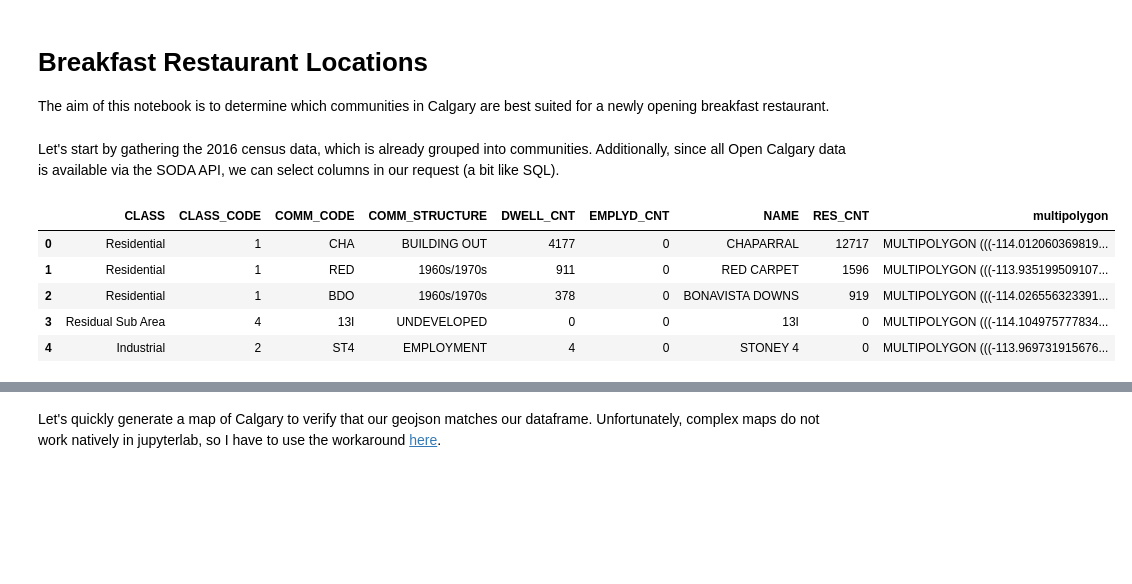
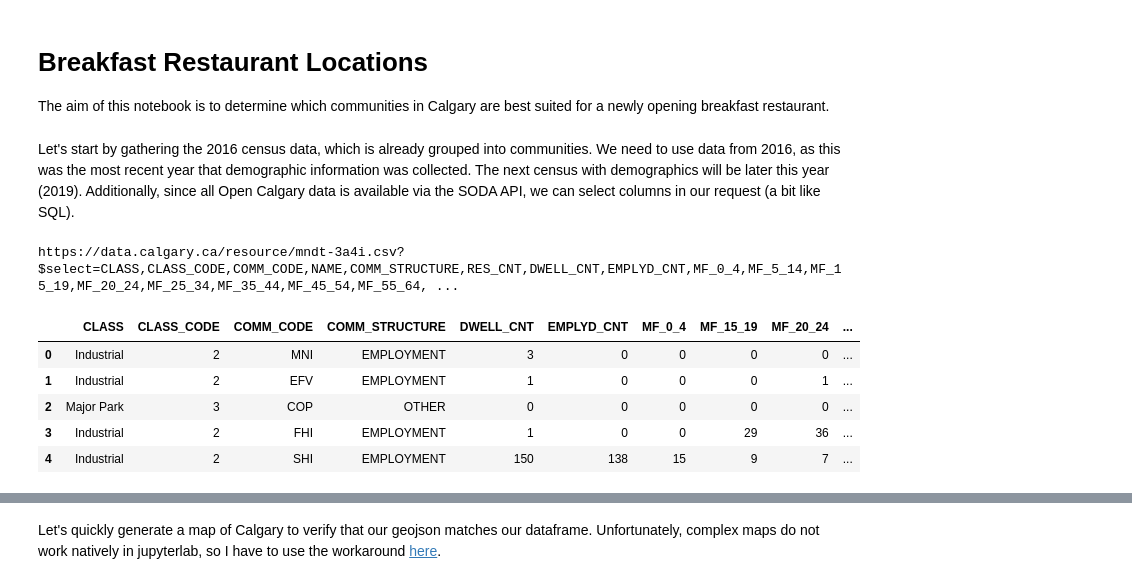
Before and after one commit to hexaguin/Coursera_Capstone, a Jupyter notebook: Breakfast-Locations.ipynb, the cells around one changed output, grey strips where cells are left out. Cells and saved outputs as stored; diff of their text form; code cells hidden in the pictures; blank space fills up the shorter version.

```diff
--- a/Breakfast-Locations.ipynb
+++ b/Breakfast-Locations.ipynb
@@ -10,16 +10,19 @@ import plotly.graph_objs as go
 import folium
 import json, requests
 # %% [markdown]
-Let's start by gathering the 2016 census data, which is already grouped into communities. Additionally, since all Open Calgary data is available via the SODA API, we can select columns in our request (a bit like SQL).
+Let's start by gathering the 2016 census data, which is already grouped into communities. We need to use data from 2016, as this was the most recent year that demographic information was collected. The next census with demographics will be later this year (2019). Additionally, since all Open Calgary data is available via the SODA API, we can select columns in our request (a bit like SQL).
 # %%
-request_fields = ['CLASS', 'CLASS_CODE', 'COMM_CODE', 'NAME', 'COMM_STRUCTURE', 'RES_CNT', 'DWELL_CNT', 'EMPLYD_CNT', 'multipolygon']
-url = 'https://data.calgary.ca/resource/mndt-3a4i.csv?$select=' + ','.join(request_fields)
+request_fields = ['CLASS', 'CLASS_CODE', 'COMM_CODE', 'NAME', 'COMM_STRUCTURE', 'RES_CNT', 'DWELL_CNT', 'EMPLYD_CNT',
+                  'MF_0_4', 'MF_5_14', 'MF_15_19', 'MF_20_24', 'MF_25_34', 'MF_35_44', 'MF_45_54', 'MF_55_64', 'MF_65_74', 'MF_75']
+url = 'https://data.calgary.ca/resource/mndt-3a4i.csv?$select=' + ','.join(request_fields) # Census 2016
+print(url)
 census = pd.read_csv(url)
 census.head()
 # %% [output]
+https://data.calgary.ca/resource/mndt-3a4i.csv?$select=CLASS,CLASS_CODE,COMM_CODE,NAME,COMM_STRUCTURE,RES_CNT,DWELL_CNT,EMPLYD_CNT,MF_0_4,MF_5_14,MF_15_19,MF_20_24,MF_25_34,MF_35_44,MF_45_54,MF_55_64, ...
-|  | CLASS | CLASS_CODE | COMM_CODE | COMM_STRUCTURE | DWELL_CNT | EMPLYD_CNT | NAME | RES_CNT | multipolygon |
-| 0 | Residential | 1 | CHA | BUILDING OUT | 4177 | 0 | CHAPARRAL | 12717 | MULTIPOLYGON (((-114.012060369819... |
-| 1 | Residential | 1 | RED | 1960s/1970s | 911 | 0 | RED CARPET | 1596 | MULTIPOLYGON (((-113.935199509107... |
-| 2 | Residential | 1 | BDO | 1960s/1970s | 378 | 0 | BONAVISTA DOWNS | 919 | MULTIPOLYGON (((-114.026556323391... |
-| 3 | Residual Sub Area | 4 | 13I | UNDEVELOPED | 0 | 0 | 13I | 0 | MULTIPOLYGON (((-114.104975777834... |
-| 4 | Industrial | 2 | ST4 | EMPLOYMENT | 4 | 0 | STONEY 4 | 0 | MULTIPOLYGON (((-113.969731915676... |
+|  | CLASS | CLASS_CODE | COMM_CODE | COMM_STRUCTURE | DWELL_CNT | EMPLYD_CNT | MF_0_4 | MF_15_19 | MF_20_24 | ... |
+| 0 | Industrial | 2 | MNI | EMPLOYMENT | 3 | 0 | 0 | 0 | 0 | ... |
+| 1 | Industrial | 2 | EFV | EMPLOYMENT | 1 | 0 | 0 | 0 | 1 | ... |
+| 2 | Major Park | 3 | COP | OTHER | 0 | 0 | 0 | 0 | 0 | ... |
+| 3 | Industrial | 2 | FHI | EMPLOYMENT | 1 | 0 | 0 | 29 | 36 | ... |
+| 4 | Industrial | 2 | SHI | EMPLOYMENT | 150 | 138 | 15 | 9 | 7 | ... |
```
Also changed, not shown: parts of 6 cells of this notebook.
